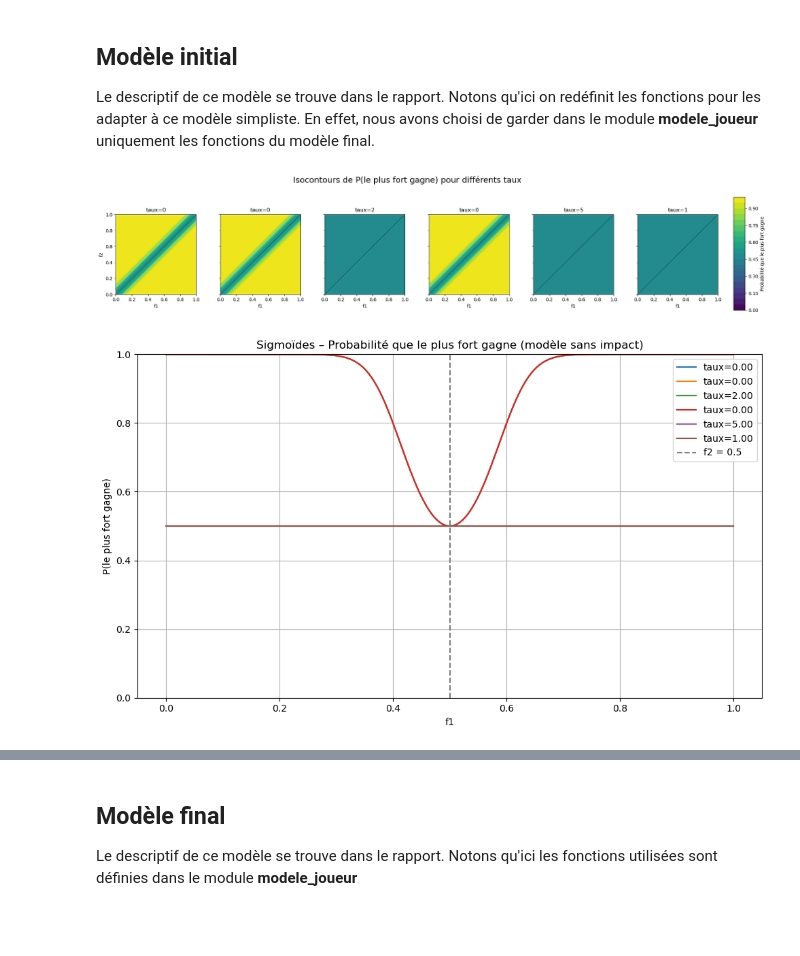
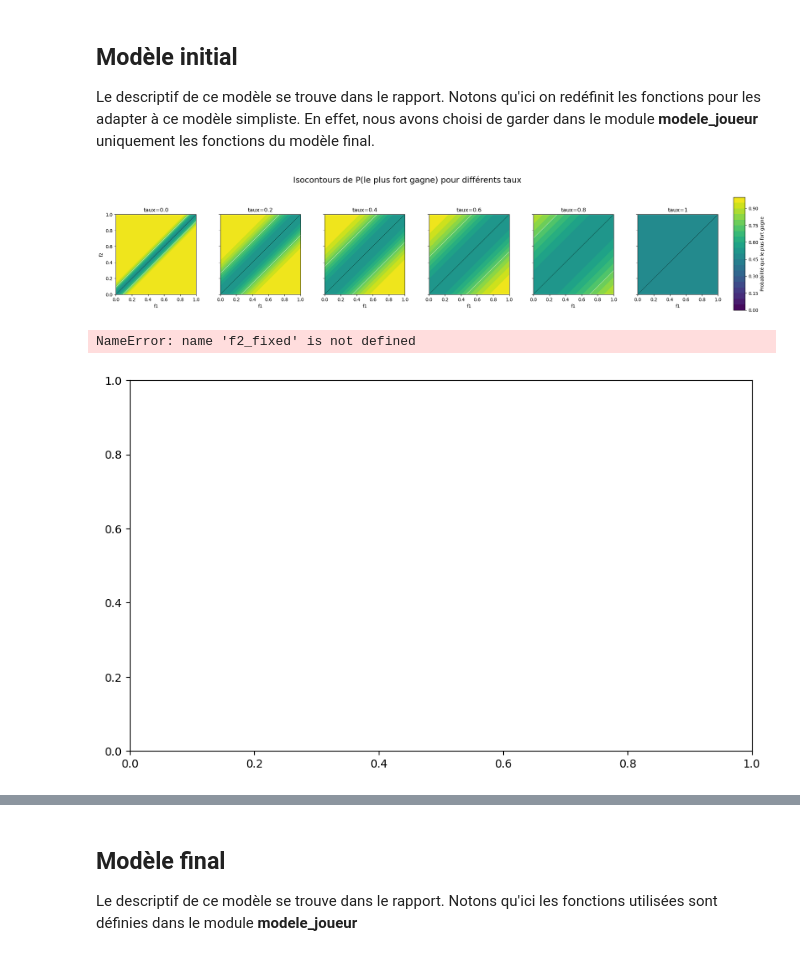
Before and after one commit to gabrielbSU/projet-elo, a Jupyter notebook: Untitled.ipynb, the cells around one changed output, grey strips where cells are left out. Saved outputs shown, nothing was run; the diff lists cells and outputs as text; code cells hidden in the pictures; blank space fills up the shorter version.

```diff
--- a/Untitled.ipynb
+++ b/Untitled.ipynb
@@ -11,7 +11,7 @@ Le descriptif de ce modèle se trouve dans le rapport. Notons qu'ici on redéfin
 # %%
 import numpy as np
 import matplotlib.pyplot as plt
-from modele_joueur_cor.jeu import *
+# from modele_joueur_cor.jeu import *
 
 # Redéfinition des fonctions
 
@@ -31,7 +31,7 @@ f2_vals = np.linspace(0, 1, 200)
 F1, F2 = np.meshgrid(f1_vals, f2_vals)
 
 # Paramètres à tester
-taux_values = [0,0,2,0,5,1]
+taux_values = [0.0,0.2,0.4,0.6,0.8,1]
 # Création de la figure (1 colonne par taux)
 fig, axes = plt.subplots(1, len(taux_values), figsize=(4 * len(taux_values), 5), sharex=True, sharey=True)
 fig.suptitle("Isocontours de P(le plus fort gagne) pour différents taux", fontsize=18)
@@ -48,35 +48,36 @@ for i, taux in enumerate(taux_values):
     ax.set_title(f"taux={taux}")
     if i == 0:
         ax.set_ylabel("f2")
     ax.set_xlabel("f1")
     ax.set_aspect('equal')
 
 # Colorbar
 cbar_ax = fig.add_axes([0.92, 0.15, 0.015, 0.7])
 fig.colorbar(contour, cax=cbar_ax, label='Probabilité que le plus fort gagne')
 
 plt.subplots_adjust(hspace=0.3, wspace=0.3, right=0.9)
 plt.show()
 
 # Sigmoïdes pour chaque taux (pas d’impact ici)
 fig, ax = plt.subplots(figsize=(10, 6))
 
 for taux in taux_values:
     P = get_proba_simu(f1_vals, np.full_like(f1_vals, f2_fixed), taux)
     ax.plot(f1_vals, P, label=f"taux={taux:.2f}")
 
 ax.axvline(f2_fixed, color='gray', linestyle='--', label='f2 = 0.5')
 ax.set_title("Sigmoïdes – Probabilité que le plus fort gagne (modèle sans impact)")
 ax.set_xlabel("f1")
 ax.set_ylabel("P(le plus fort gagne)")
 ax.grid(True)
 ax.set_ylim(0, 1)
 ax.legend()
 plt.tight_layout()
 plt.show()
 # %% [output]
-[figure, old version]
+[figure, new version]
+NameError: name 'f2_fixed' is not defined
-[figure, old version]
+[figure, new version]
 # %%
 import numpy as np
 import matplotlib.pyplot as plt
```
Also changed, not shown: parts of 1 cell of this notebook, 6 other files.
